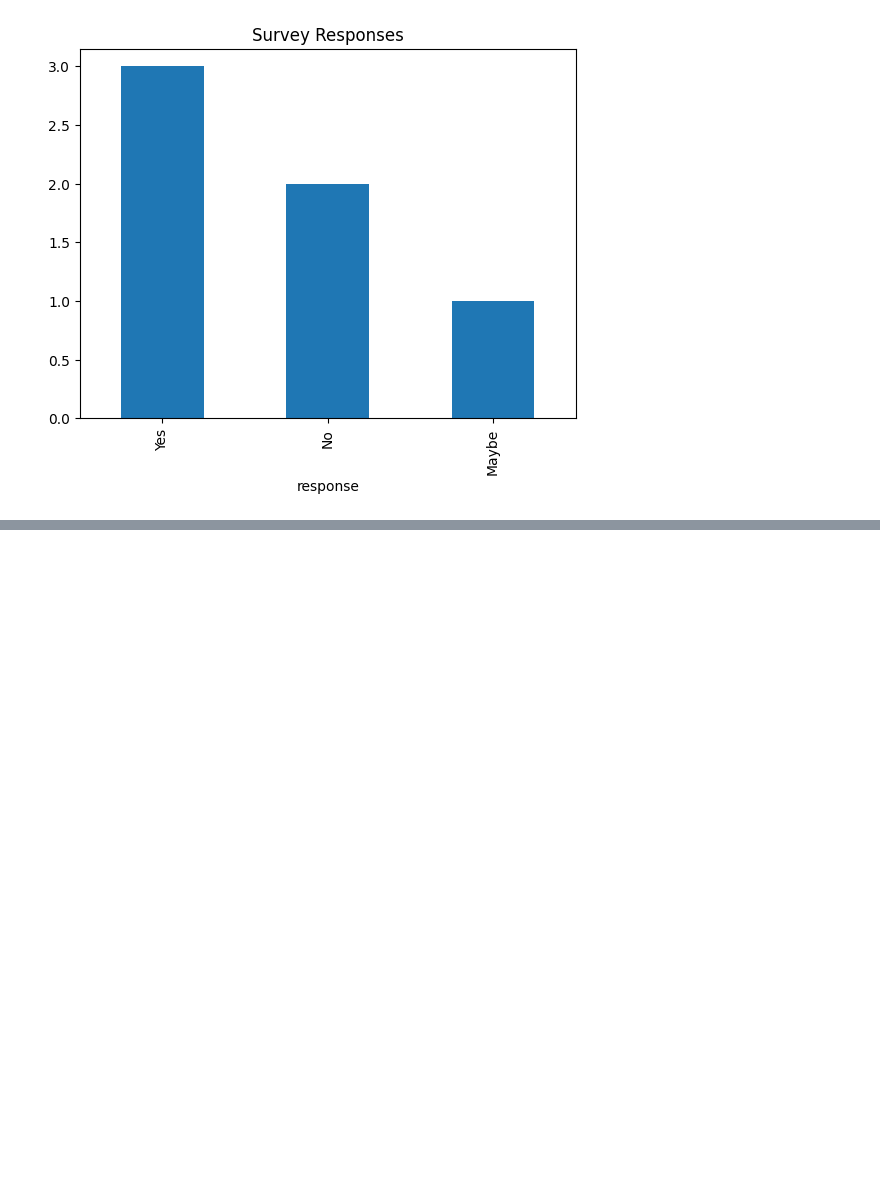
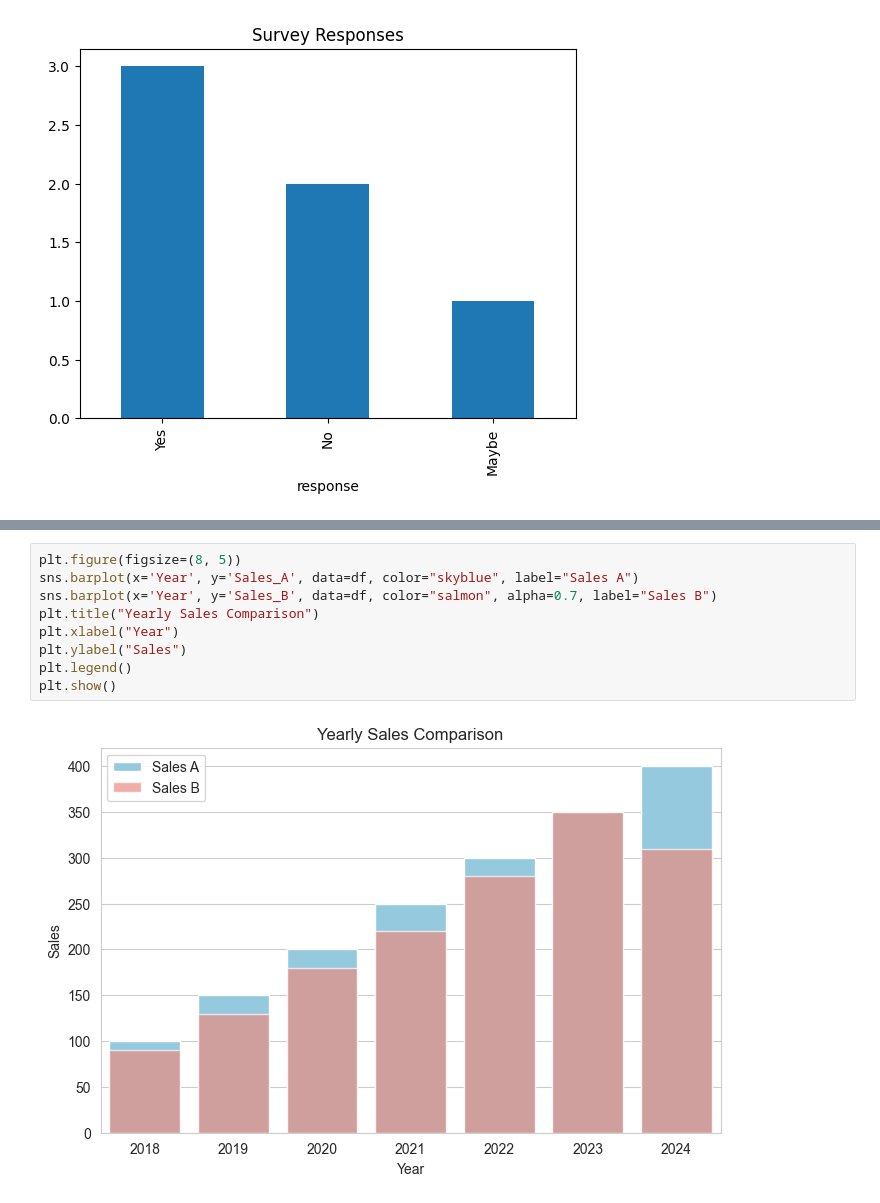
Before and after one commit to lcabrp/CodeYouPandasViz, a Jupyter notebook: pandas_plotting_examples.ipynb, the cells around one changed output, grey strips where cells are left out. Drawn from its saved outputs; the diff is of its cells as text; blank space fills up the shorter version.

```diff
--- a/pandas_plotting_examples.ipynb
+++ b/pandas_plotting_examples.ipynb
@@ -480,0 +133,11 @@ df_ordered.head(10).plot(kind='bar',x='Employee_Name', y='YTD_Total', title='Top
+# %%
+plt.figure(figsize=(8, 5))
+sns.barplot(x='Year', y='Sales_A', data=df, color="skyblue", label="Sales A")
+sns.barplot(x='Year', y='Sales_B', data=df, color="salmon", alpha=0.7, label="Sales B")
+plt.title("Yearly Sales Comparison")
+plt.xlabel("Year")
+plt.ylabel("Sales")
+plt.legend()
+plt.show()
+# %% [output]
+[figure, added]
```
Also changed, not shown: parts of 37 cells of this notebook.
